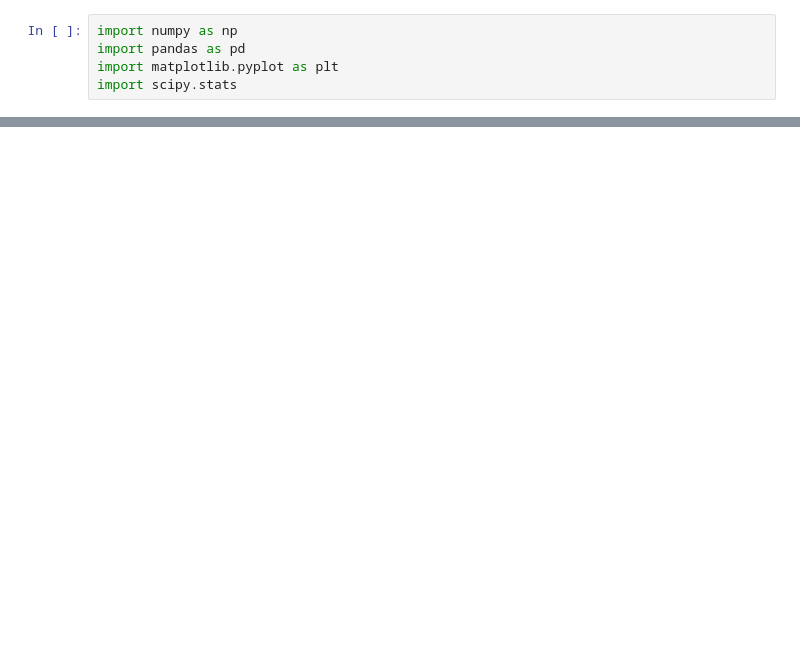
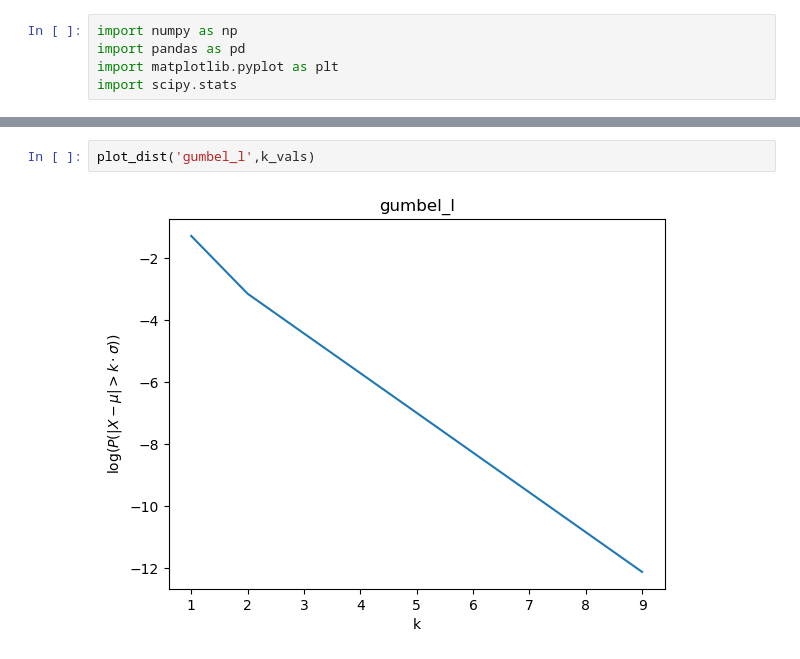
Before and after one commit to maxspiv/Advanced-Probability, a Jupyter notebook: AP Day 35.ipynb, the cells around one changed output, grey strips where cells are left out. Saved outputs shown, nothing was run; the diff lists cells and outputs as text; blank space fills up the shorter version.

```diff
--- a/AP Day 35.ipynb
+++ b/AP Day 35.ipynb
@@ -35,0 +30,4 @@ plt.plot(plot[0],np.log(plot[1]))
+# %%
+plot_dist('gumbel_l',k_vals)
+# %% [output]
+[figure, added]
```
Also changed, not shown: parts of 22 cells of this notebook.
